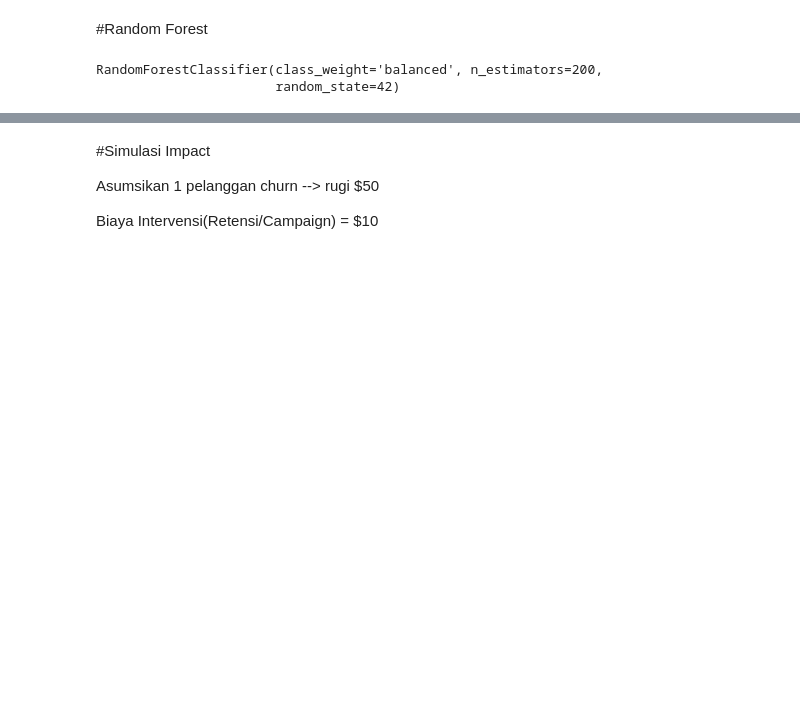
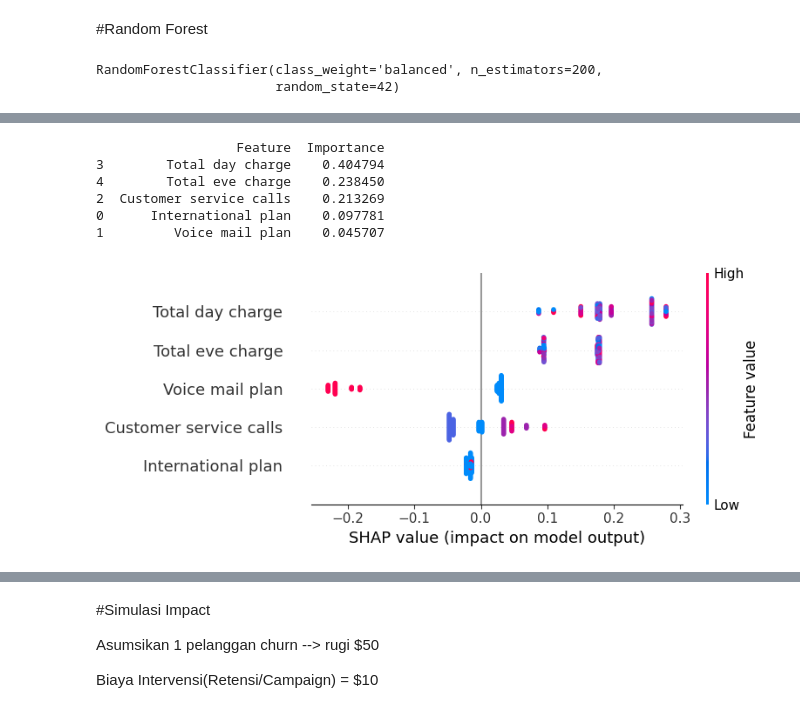
Before and after one commit to mafudsetiono/Churn-Analysis, a Jupyter notebook: Churn_Classification.ipynb, the cells around one changed output, grey strips where cells are left out. Drawn from its saved outputs; the diff is of its cells as text; code cells hidden in the pictures; blank space fills up the shorter version.

```diff
--- a/Churn_Classification.ipynb
+++ b/Churn_Classification.ipynb
@@ -644,0 +690,28 @@ print(coef_df)
+# %%
+import shap
+
+# Initialize SHAP TreeExplainer
+shap_explainer = shap.TreeExplainer(best_rf)
+
+# Calculate SHAP values (sample 100 for efficiency)
+X_test_sample = X_test.iloc[:100].copy().reset_index(drop=True)
+shap_values_raw = shap_explainer.shap_values(X_test_sample)
+
+print("Debug info:")
+print(f"Type: {type(shap_values_raw)}")
+print(f"Shape: {shap_values_raw.shape if hasattr(shap_values_raw, 'shape') else 'N/A'}")
+
+# For RandomForestClassifier, shap_values is 3D: (n_samples, n_features, n_classes)
+# We need to extract class 1 (Churn) from the last dimension
+if len(shap_values_raw.shape) == 3:
+    # Shape is (100, 10, 2) -> take [:, :, 1] for class 1
+    shap_values_class1 = shap_values_raw[:, :, 1]
+elif isinstance(shap_values_raw, list):
+    # Alternative format: list of arrays
+    shap_values_class1 = shap_values_raw[1]
+else:
+    shap_values_class1 = shap_values_raw
+
+print("\nSHAP values calculated!")
+print(f"SHAP shape: {shap_values_class1.shape}")
+print(f"Data shape: {X_test_sample.shape}")
@@ -644,0 +726,22 @@ print(coef_df)
+# %%
+importance = pd.DataFrame({
+    "Feature": X.columns,
+    "Importance": best_rf.feature_importances_
+}).sort_values("Importance", ascending=False)
+
+print(importance)
+# %% [output]
+                  Feature  Importance
+3        Total day charge    0.404794
+4        Total eve charge    0.238450
+2  Customer service calls    0.213269
+0      International plan    0.097781
+1         Voice mail plan    0.045707
+# %%
+# Summary plot
+plt.figure(figsize=(10, 8))
+shap.summary_plot(shap_values_class1, X_test_sample, show=False)
+plt.tight_layout()
+plt.show()
+# %% [output]
+[figure, added]
```
Also changed, not shown: parts of 35 cells of this notebook.
